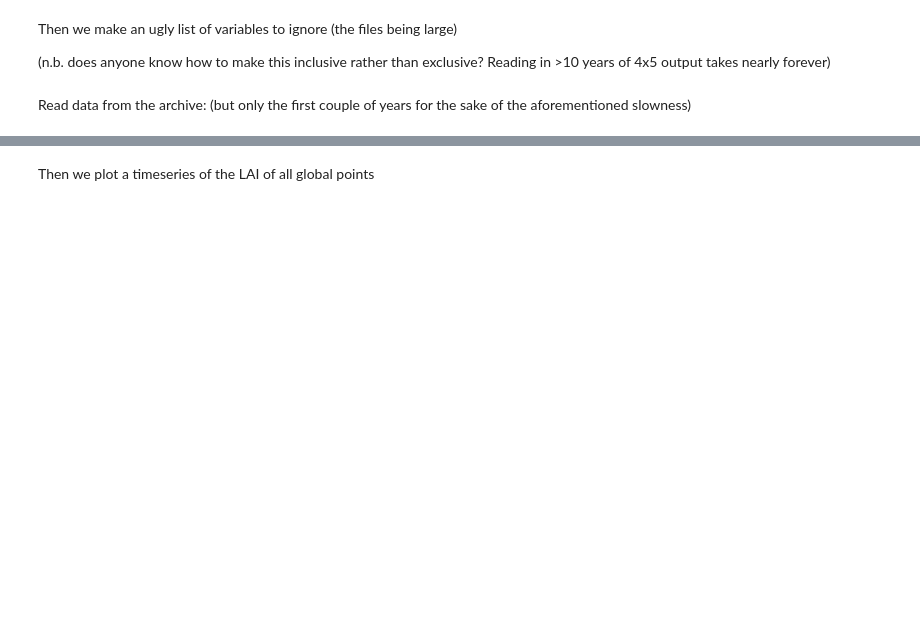
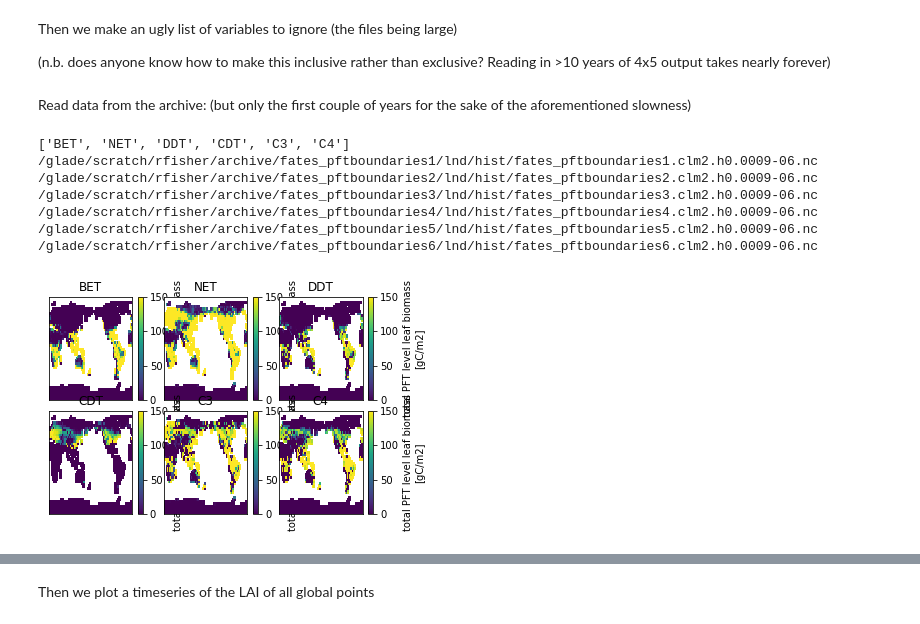
Before and after one commit to rosiealice/global_pft_scripts, a Jupyter notebook: analysis_scripts/FATES_pftboundaries.ipynb, the cells around one changed output, grey strips where cells are left out. Drawn from its saved outputs; the diff is of its cells as text; code cells hidden in the pictures; blank space fills up the shorter version.

```diff
--- a/analysis_scripts/FATES_pftboundaries.ipynb
+++ b/analysis_scripts/FATES_pftboundaries.ipynb
@@ -40,33 +40,45 @@ Read data from the archive: (but only the first couple of years for the sake of
 # %%
 pftnames=['BET','NET','DDT','CDT','C3','C4']
 print(pftnames)
 fig = plt.figure()
-plt.rcParams['figure.figsize'] = [16, 10]
-fig.suptitle('LAI', fontsize=16)
+plt.rcParams['figure.figsize'] = [16, 8]
+#fig.suptitle('LAI', fontsize=16)
 fig.subplots_adjust(hspace=0.1, wspace=0.1)
 
 scratch = '/glade/scratch/rfisher/'
-arc = scratch + 'archive/' + run + '/lnd/hist/'
+
 yr='.clm2.h0.0009-06.nc'
 runname='fates_pftboundaries'
 pfts=range(1,7)
 for pft1 in pfts:
    ax = fig.add_subplot(2, 3, pft1)
    run=runname+str(pft1)
    arc = scratch + 'archive/' + run + '/lnd/hist/'
    f2=(arc +run+yr)
    print(f2)
    import os.path
    f=os.path.isfile(f2)
    if(f):
     ds0 = xr.open_mfdataset([f2], drop_variables=drop, decode_times=False)
    else:
      arc = scratch + run + '/run/'
      f2=(arc +run+yr)
      print(f2)
      ds0 = xr.open_mfdataset([f2], drop_variables=drop, decode_times=False)
-   ds0.TLAI.plot(clim=[0,2])
+   plt1=ds0.PFTleafbiomass.plot(clim=[0,2])
    plt.title(pftnames[pft1-1])
+   plt1.set_clim(0, 150)
    ax.get_xaxis().set_visible(False)
    ax.get_yaxis().set_visible(False)
    #ax.get_title().set_visible(False)
+
+plt.savefig('../figs/1pt_lbiomass.png')
+# %% [output]
+['BET', 'NET', 'DDT', 'CDT', 'C3', 'C4']
+/glade/scratch/rfisher/archive/fates_pftboundaries1/lnd/hist/fates_pftboundaries1.clm2.h0.0009-06.nc
+/glade/scratch/rfisher/archive/fates_pftboundaries2/lnd/hist/fates_pftboundaries2.clm2.h0.0009-06.nc
+/glade/scratch/rfisher/archive/fates_pftboundaries3/lnd/hist/fates_pftboundaries3.clm2.h0.0009-06.nc
+/glade/scratch/rfisher/archive/fates_pftboundaries4/lnd/hist/fates_pftboundaries4.clm2.h0.0009-06.nc
+/glade/scratch/rfisher/archive/fates_pftboundaries5/lnd/hist/fates_pftboundaries5.clm2.h0.0009-06.nc
+/glade/scratch/rfisher/archive/fates_pftboundaries6/lnd/hist/fates_pftboundaries6.clm2.h0.0009-06.nc
+[figure, added]
```
Also changed, not shown: parts of 6 cells of this notebook.
